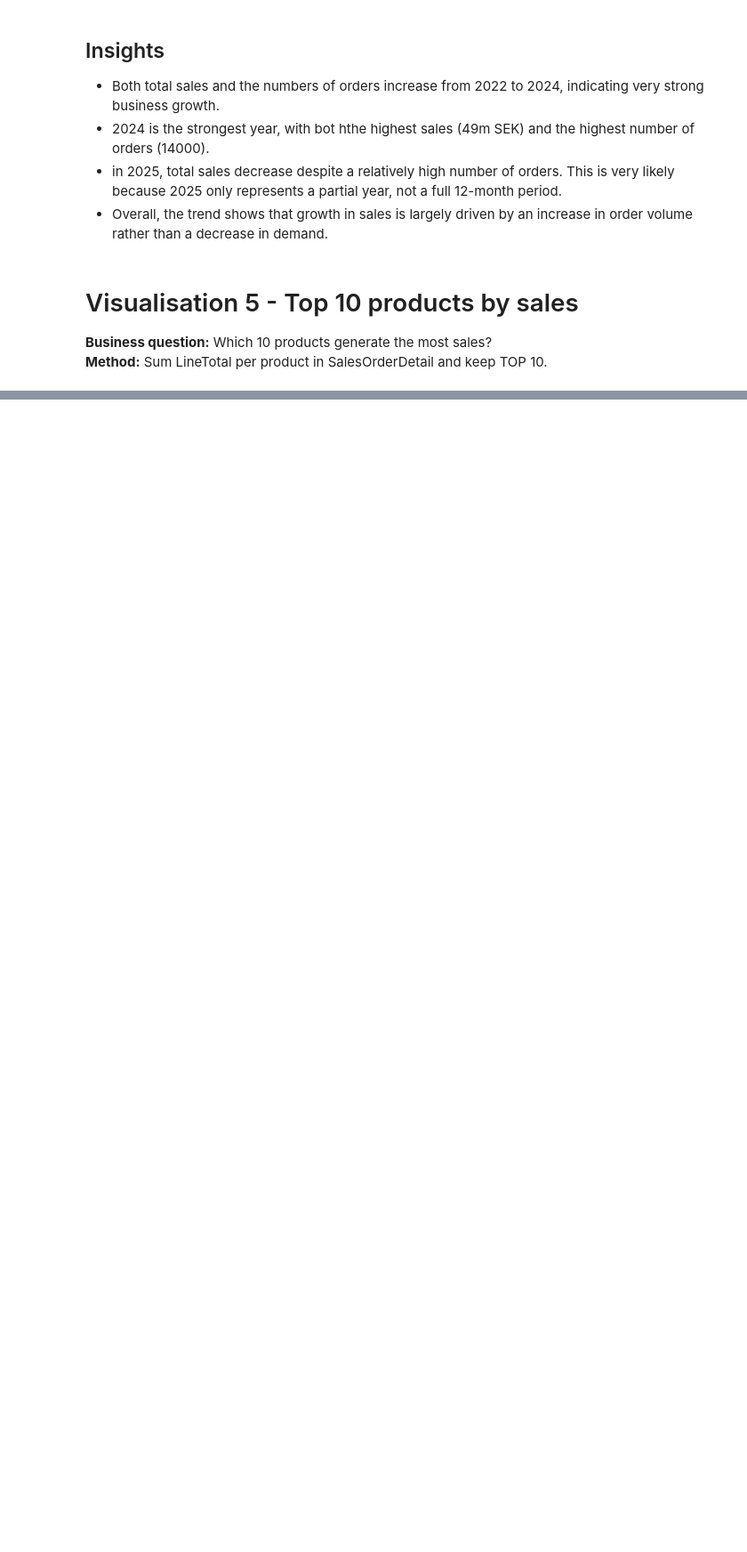
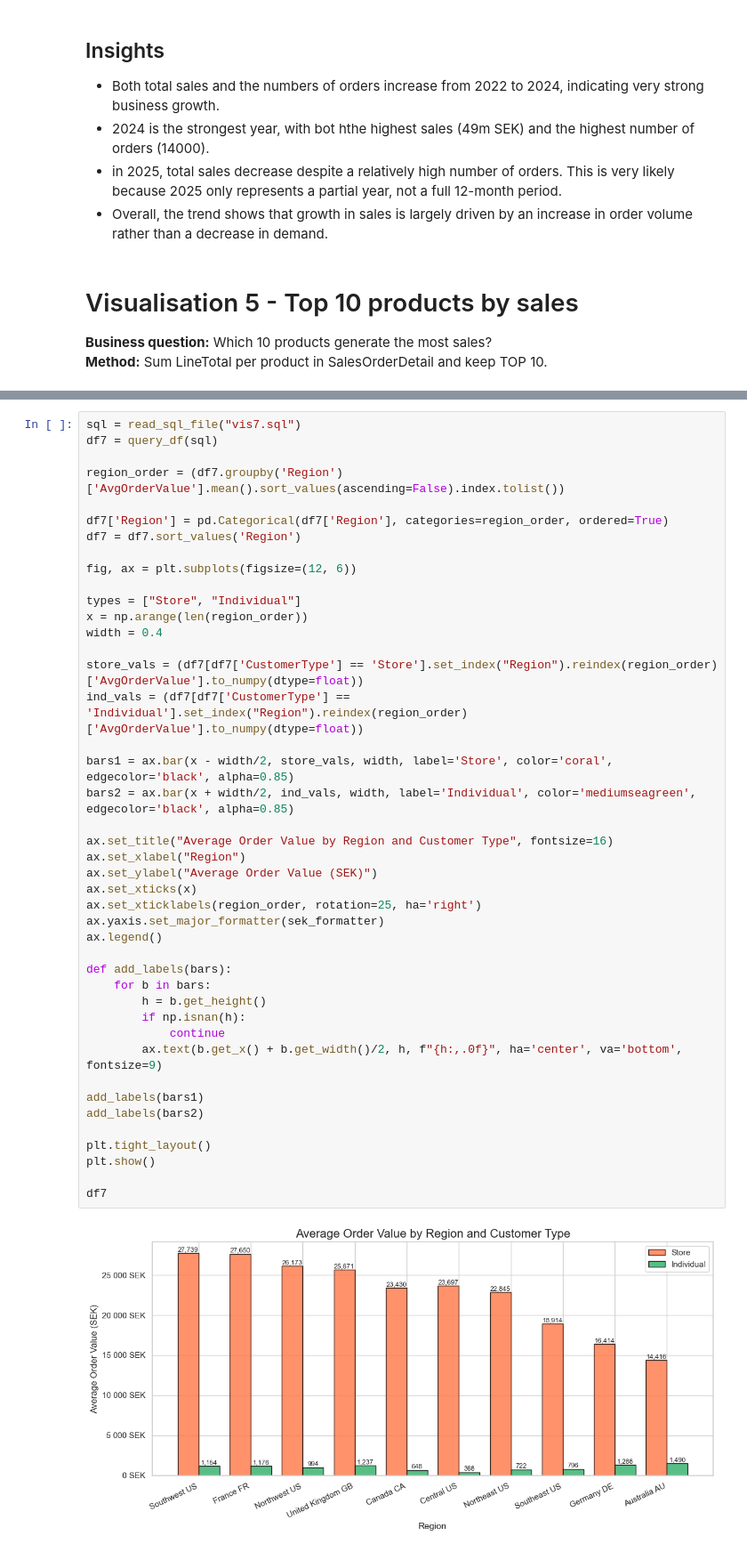
Before and after one commit to Jesdawow/SQL_Adventureworks, a Jupyter notebook: notebooks/analysis.ipynb, the cells around one changed output, grey strips where cells are left out. Shown at 89% size. Cells and saved outputs as stored; diff of their text form; blank space fills up the shorter version.

```diff
--- a/notebooks/analysis.ipynb
+++ b/notebooks/analysis.ipynb
@@ -192,0 +281,45 @@ plt.show()
+# %%
+sql = read_sql_file("vis7.sql")
+df7 = query_df(sql)
+
+region_order = (df7.groupby('Region')['AvgOrderValue'].mean().sort_values(ascending=False).index.tolist())
+
+df7['Region'] = pd.Categorical(df7['Region'], categories=region_order, ordered=True)
+df7 = df7.sort_values('Region')
+
+fig, ax = plt.subplots(figsize=(12, 6))
+
+types = ["Store", "Individual"]
+x = np.arange(len(region_order))
+width = 0.4
+
+store_vals = (df7[df7['CustomerType'] == 'Store'].set_index("Region").reindex(region_order)['AvgOrderValue'].to_numpy(dtype=float))
+ind_vals = (df7[df7['CustomerType'] == 'Individual'].set_index("Region").reindex(region_order)['AvgOrderValue'].to_numpy(dtype=float))
+
+bars1 = ax.bar(x - width/2, store_vals, width, label='Store', color='coral', edgecolor='black', alpha=0.85)
+bars2 = ax.bar(x + width/2, ind_vals, width, label='Individual', color='mediumseagreen', edgecolor='black', alpha=0.85)
+
+ax.set_title("Average Order Value by Region and Customer Type", fontsize=16)
+ax.set_xlabel("Region")
+ax.set_ylabel("Average Order Value (SEK)")
+ax.set_xticks(x)
+ax.set_xticklabels(region_order, rotation=25, ha='right')
+ax.yaxis.set_major_formatter(sek_formatter)
+ax.legend()
+
+def add_labels(bars):
+    for b in bars:
+        h = b.get_height()
+        if np.isnan(h):
+            continue
+        ax.text(b.get_x() + b.get_width()/2, h, f"{h:,.0f}", ha='center', va='bottom', fontsize=9)
+
+add_labels(bars1)
+add_labels(bars2)
+
+plt.tight_layout()
+plt.show()
+
+df7
+# %% [output]
+[figure, added]
```
Also changed, not shown: parts of 13 cells of this notebook, 12 other files.
